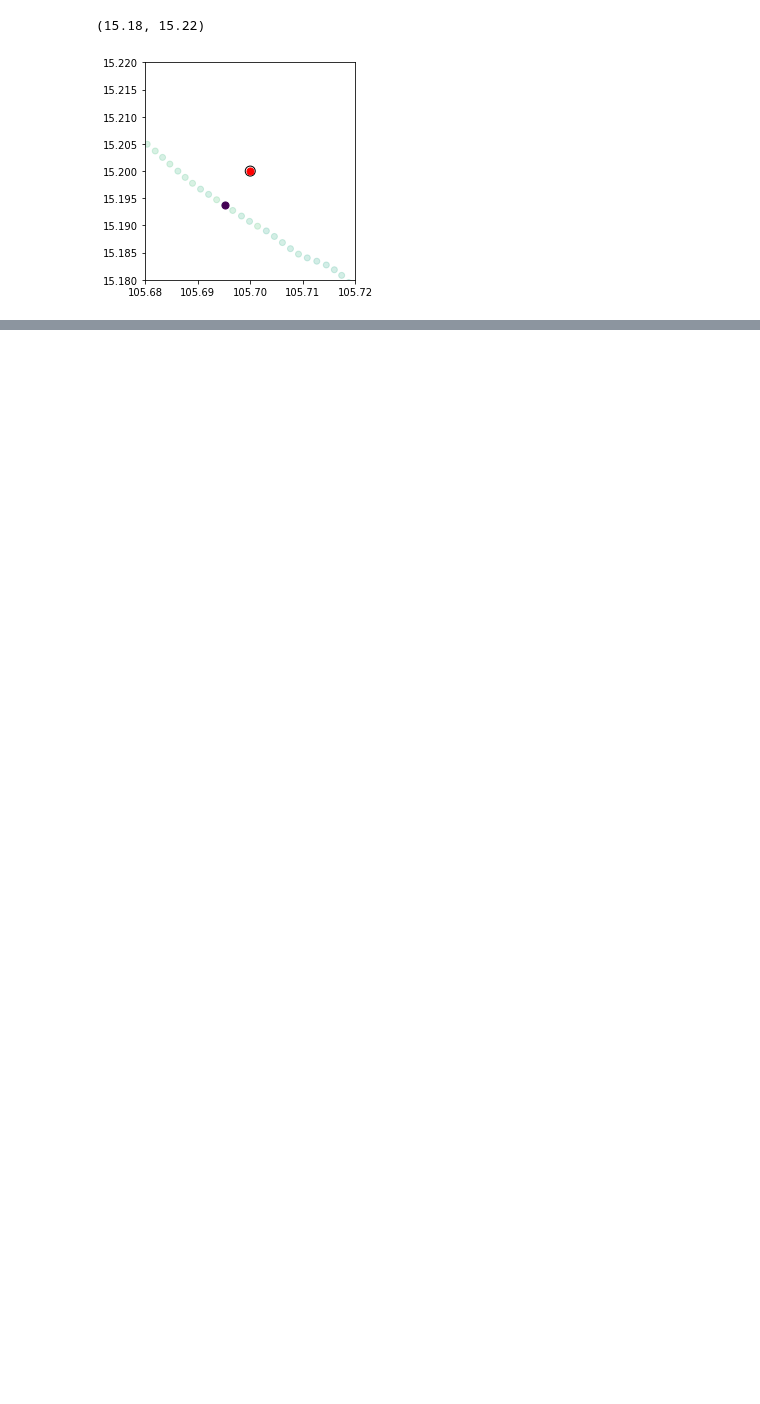
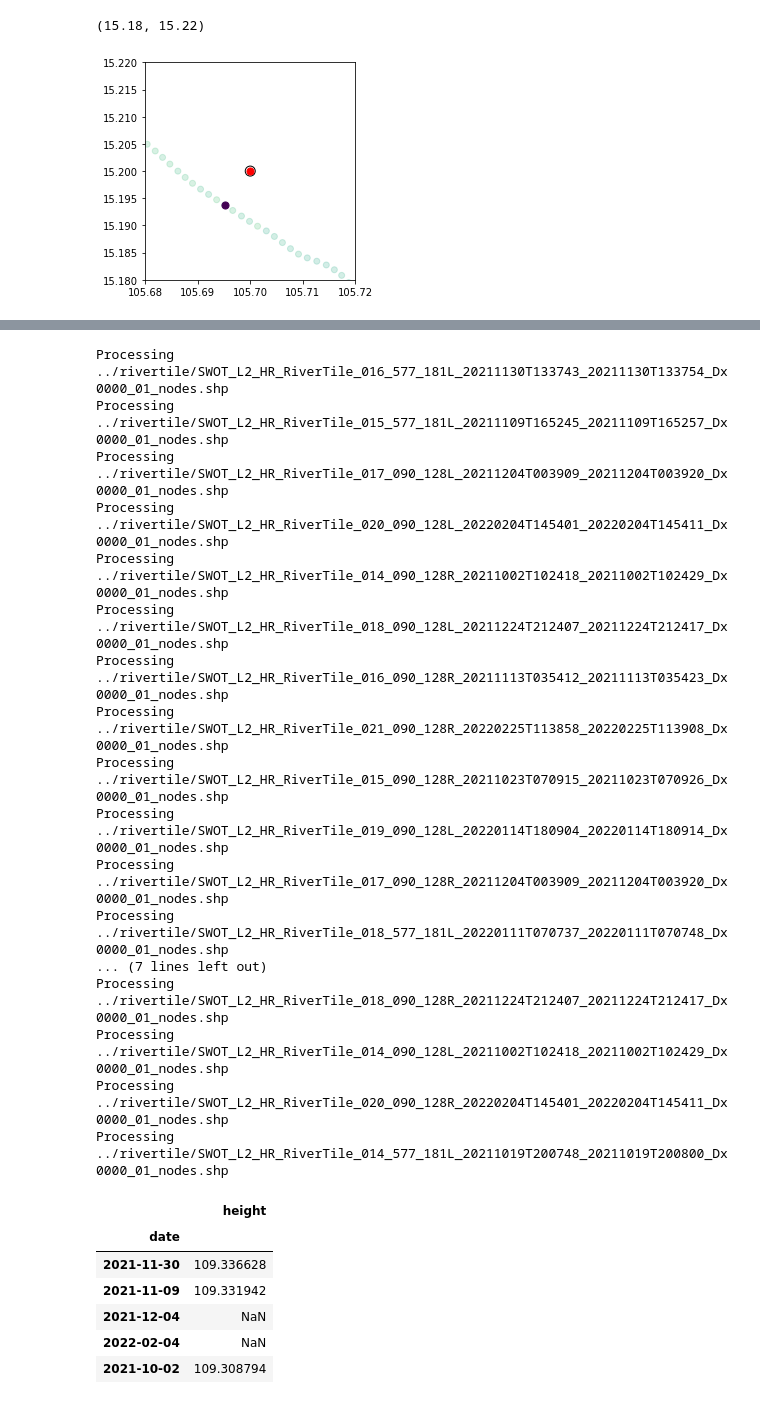
Before and after one commit to pritamd47/SWOT-hackathon-22-adpc, a Jupyter notebook: notebooks/visualize-swot-nodes-reaches.ipynb, the cells around one changed output, grey strips where cells are left out. Cells and saved outputs as stored; diff of their text form; code cells hidden in the pictures; blank space fills up the shorter version.

```diff
--- a/notebooks/visualize-swot-nodes-reaches.ipynb
+++ b/notebooks/visualize-swot-nodes-reaches.ipynb
@@ -98,0 +118,38 @@ get_height(files[1], virtual_station)
+# %%
+# We can now get the time-series
+dates = []
+heights = []
+for fn in files:
+    print(f"Processing {fn}")
+    date, h = get_height(fn, virtual_station, proj_str)
+
+    dates.append(date)
+    heights.append(h)
+
+virtual_station_heights = pd.DataFrame({'date': dates, 'height': heights}).set_index('date')
+virtual_station_heights.head()
+# %% [output]
+Processing ../rivertile/SWOT_L2_HR_RiverTile_016_577_181L_20211130T133743_20211130T133754_Dx0000_01_nodes.shp
+Processing ../rivertile/SWOT_L2_HR_RiverTile_015_577_181L_20211109T165245_20211109T165257_Dx0000_01_nodes.shp
+Processing ../rivertile/SWOT_L2_HR_RiverTile_017_090_128L_20211204T003909_20211204T003920_Dx0000_01_nodes.shp
+Processing ../rivertile/SWOT_L2_HR_RiverTile_020_090_128L_20220204T145401_20220204T145411_Dx0000_01_nodes.shp
+Processing ../rivertile/SWOT_L2_HR_RiverTile_014_090_128R_20211002T102418_20211002T102429_Dx0000_01_nodes.shp
+Processing ../rivertile/SWOT_L2_HR_RiverTile_018_090_128L_20211224T212407_20211224T212417_Dx0000_01_nodes.shp
+Processing ../rivertile/SWOT_L2_HR_RiverTile_016_090_128R_20211113T035412_20211113T035423_Dx0000_01_nodes.shp
+Processing ../rivertile/SWOT_L2_HR_RiverTile_021_090_128R_20220225T113858_20220225T113908_Dx0000_01_nodes.shp
+Processing ../rivertile/SWOT_L2_HR_RiverTile_015_090_128R_20211023T070915_20211023T070926_Dx0000_01_nodes.shp
+Processing ../rivertile/SWOT_L2_HR_RiverTile_019_090_128L_20220114T180904_20220114T180914_Dx0000_01_nodes.shp
+Processing ../rivertile/SWOT_L2_HR_RiverTile_017_090_128R_20211204T003909_20211204T003920_Dx0000_01_nodes.shp
+Processing ../rivertile/SWOT_L2_HR_RiverTile_018_577_181L_20220111T070737_20220111T070748_Dx0000_01_nodes.shp
+... (7 lines left out)
+Processing ../rivertile/SWOT_L2_HR_RiverTile_018_090_128R_20211224T212407_20211224T212417_Dx0000_01_nodes.shp
+Processing ../rivertile/SWOT_L2_HR_RiverTile_014_090_128L_20211002T102418_20211002T102429_Dx0000_01_nodes.shp
+Processing ../rivertile/SWOT_L2_HR_RiverTile_020_090_128R_20220204T145401_20220204T145411_Dx0000_01_nodes.shp
+Processing ../rivertile/SWOT_L2_HR_RiverTile_014_577_181L_20211019T200748_20211019T200800_Dx0000_01_nodes.shp
+|  | height |
+| date |  |
+| 2021-11-30 | 109.336628 |
+| 2021-11-09 | 109.331942 |
+| 2021-12-04 | NaN |
+| 2022-02-04 | NaN |
+| 2021-10-02 | 109.308794 |
```
Also changed, not shown: parts of 4 cells of this notebook.
